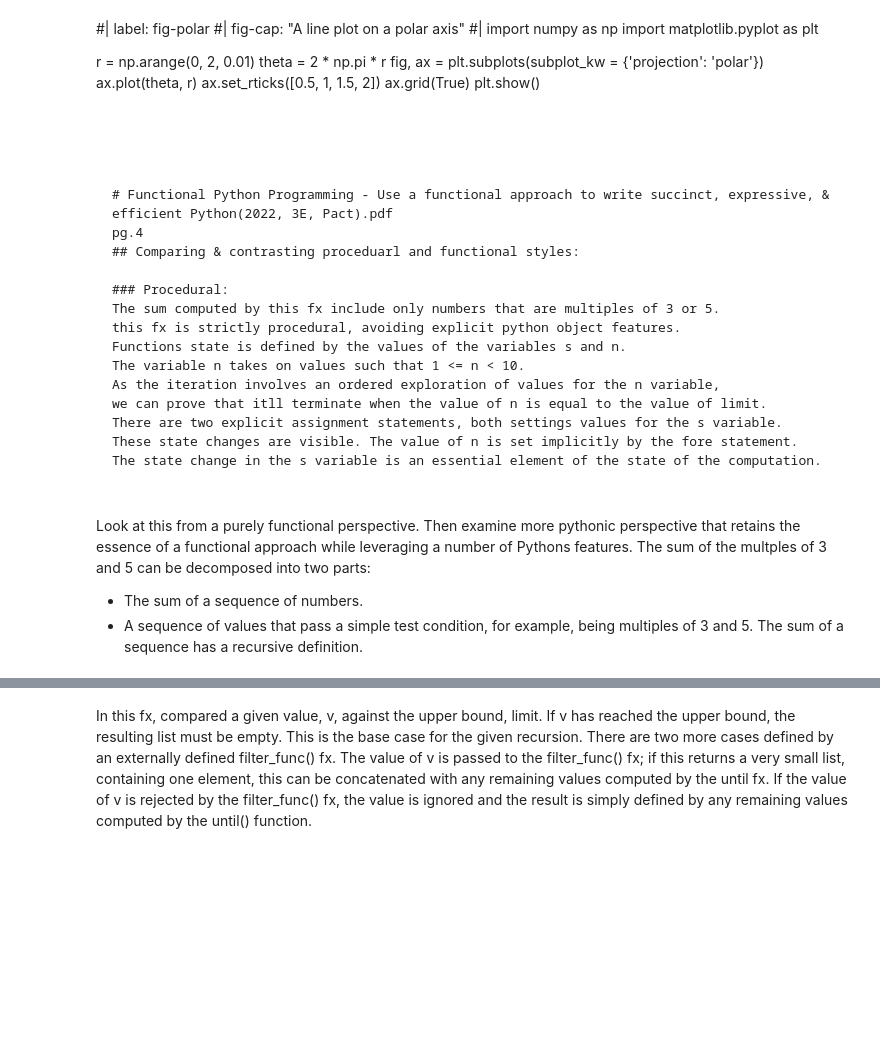
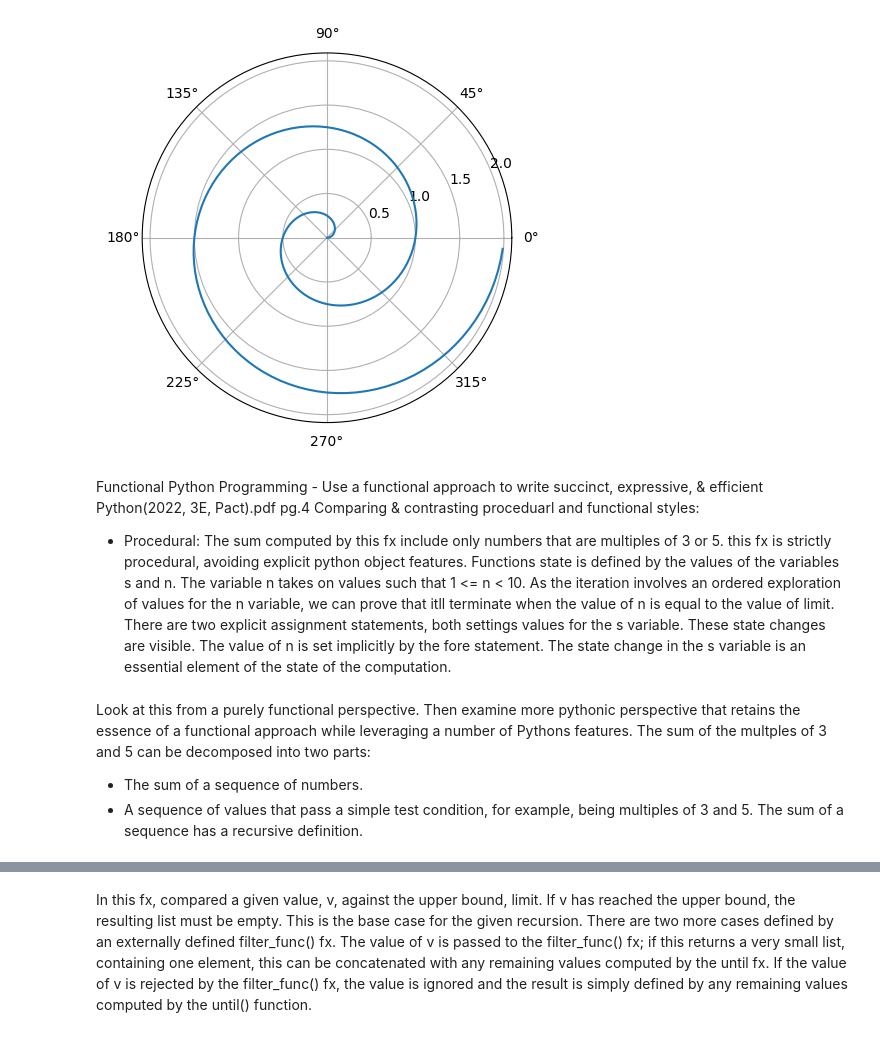
Before and after one commit to eo1989/mkt_stats_notes, a Jupyter notebook: func_3E_py12.ipynb, the cells around one changed output, grey strips where cells are left out. Saved outputs shown, nothing was run; the diff lists cells and outputs as text; code cells hidden in the pictures; blank space fills up the shorter version.

Commit message:
more notes, mostly from fluent python book ch11

````diff
--- a/func_3E_py12.ipynb
+++ b/func_3E_py12.ipynb
@@ -10,36 +9,34 @@ jupyter: WinPy3.12
+# %%
+#| label: fig-polar
+#| fig-cap: "A line plot on a polar axis"
+
+import numpy as np
+import matplotlib.pyplot as plt
+
+r = np.arange(0, 2, 0.01)
+theta = 2 * np.pi * r
+fig, ax = plt.subplots(subplot_kw = {'projection': 'polar'})
+ax.plot(theta, r)
+ax.set_rticks([0.5, 1, 1.5, 2])
+ax.grid(True)
+plt.show()
+# %% [output]
+[figure, added]
 # %% [markdown]
-#| label: fig-polar
-#| fig-cap: "A line plot on a polar axis"
-#|
-import numpy as np
-import matplotlib.pyplot as plt
 
-r = np.arange(0, 2, 0.01)
-theta = 2 * np.pi * r
-fig, ax = plt.subplots(subplot_kw = {'projection': 'polar'})
-ax.plot(theta, r)
-ax.set_rticks([0.5, 1, 1.5, 2])
-ax.grid(True)
-plt.show()
- ```
+Functional Python Programming - Use a functional approach to write succinct, expressive, & efficient Python(2022, 3E, Pact).pdf pg.4
+Comparing & contrasting proceduarl and functional styles:
 
-
-
-
-# Functional Python Programming - Use a functional approach to write succinct, expressive, & efficient Python(2022, 3E, Pact).pdf
- pg.4
-## Comparing & contrasting proceduarl and functional styles:
-
-### Procedural:
- The sum computed by this fx include only numbers that are multiples of 3 or 5.
- this fx is strictly procedural, avoiding explicit python object features.
- Functions state is defined by the values of the variables s and n.
- The variable n takes on values such that 1 <= n < 10.
- As the iteration involves an ordered exploration of values for the n variable,
- we can prove that itll terminate when the value of n is equal to the value of limit.
- There are two explicit assignment statements, both settings values for the s variable.
- These state changes are visible. The value of n is set implicitly by the fore statement.
- The state change in the s variable is an essential element of the state of the computation.
+- Procedural:
+The sum computed by this fx include only numbers that are multiples of 3 or 5.
+this fx is strictly procedural, avoiding explicit python object features.
+Functions state is defined by the values of the variables s and n.
+The variable n takes on values such that 1 <= n < 10.
+As the iteration involves an ordered exploration of values for the n variable,
+we can prove that itll terminate when the value of n is equal to the value of limit.
+There are two explicit assignment statements, both settings values for the s variable.
+These state changes are visible. The value of n is set implicitly by the fore statement.
+The state change in the s variable is an essential element of the state of the computation.
 # %%
 def sum_numeric(limit: int = 10) -> int:
     s = 0
@@ -48,11 +45,12 @@ def sum_numeric(limit: int = 10) -> int:
             s += n
     return s
 # %% [markdown]
- Look at this from a purely functional perspective. Then examine more pythonic perspective that retains the essence
- of a functional approach while leveraging a number of Pythons features.
- The sum of the multples of 3 and 5 can be decomposed into two parts:
- - The sum of a sequence of numbers.
- - A sequence of values that pass a simple test condition, for example, being multiples of 3 and 5.
- The sum of a sequence has a recursive definition.
+Look at this from a purely functional perspective. Then examine more pythonic perspective that retains the essence
+of a functional approach while leveraging a number of Pythons features.
+The sum of the multples of 3 and 5 can be decomposed into two parts:
+
+- The sum of a sequence of numbers.
+- A sequence of values that pass a simple test condition, for example, being multiples of 3 and 5.
+  The sum of a sequence has a recursive definition.
 # %%
 from collections.abc import Sequence
````
Also changed, not shown: parts of 51 cells of this notebook, 6 other files.
